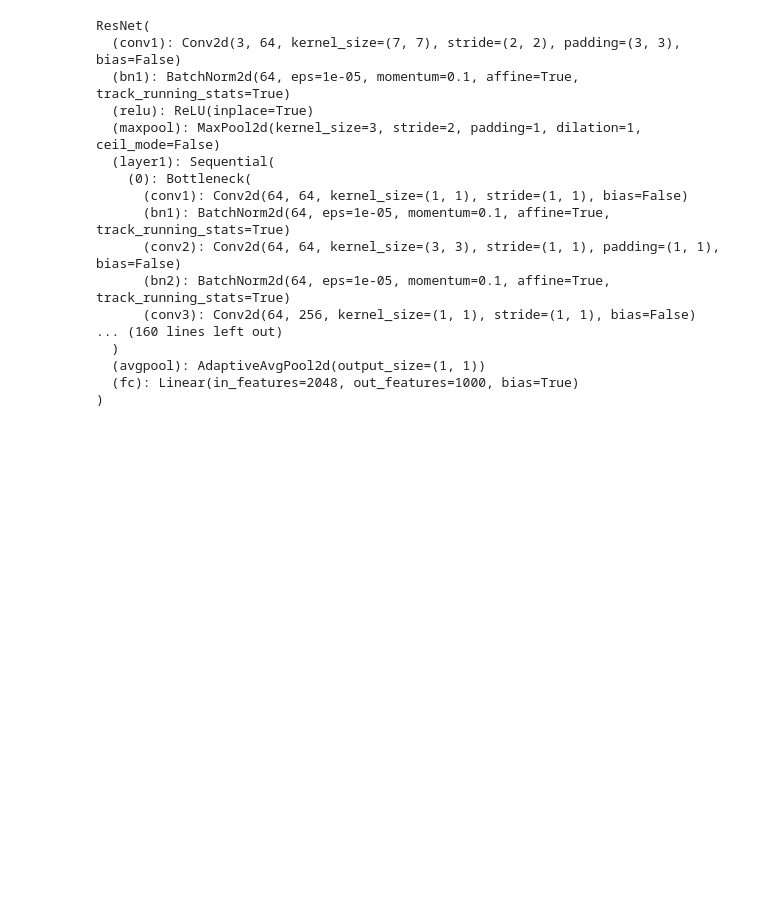
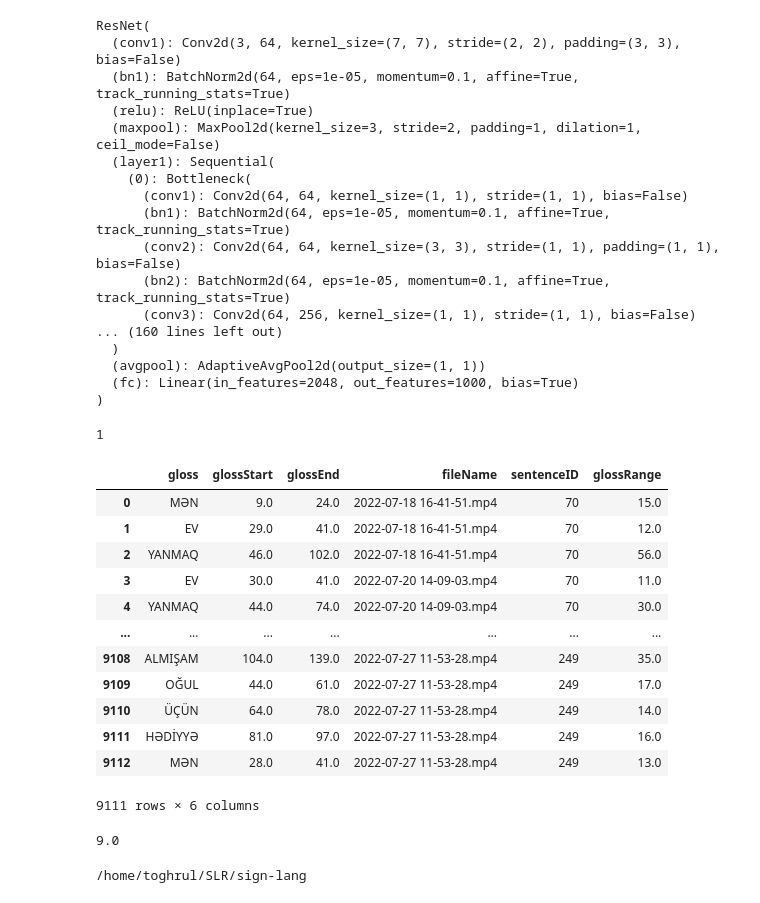
Before and after one commit to ADA-SITE-JML/sign-lang, a Jupyter notebook: tmp.ipynb, the cells around one changed output. Saved outputs shown, nothing was run; the diff lists cells and outputs as text; code cells hidden in the pictures; blank space fills up the shorter version.

```diff
--- a/tmp.ipynb
+++ b/tmp.ipynb
@@ -27,3 +27,6 @@ gloss_df.head()
 | 2 | YANMAQ | 46.0 | 102.0 | 2022-07-18 16-41-51.mp4 | 70 |
 | 3 | EV | 30.0 | 41.0 | 2022-07-20 14-09-03.mp4 | 70 |
 | 4 | YANMAQ | 44.0 | 74.0 | 2022-07-20 14-09-03.mp4 | 70 |
+# %%
+gloss_df['glossRange'] = gloss_df['glossEnd'] - gloss_df['glossStart']
+gloss_df.head()
@@ -176,0 +262,4 @@ ResNet(
+# %%
+torch.cuda.device_count()
+# %% [output]
+1
@@ -176,0 +274,20 @@ ResNet(
+# %%
+gloss_df
+# %% [output]
+|  | gloss | glossStart | glossEnd | fileName | sentenceID | glossRange |
+| 0 | MƏN | 9.0 | 24.0 | 2022-07-18 16-41-51.mp4 | 70 | 15.0 |
+| 1 | EV | 29.0 | 41.0 | 2022-07-18 16-41-51.mp4 | 70 | 12.0 |
+| 2 | YANMAQ | 46.0 | 102.0 | 2022-07-18 16-41-51.mp4 | 70 | 56.0 |
+| 3 | EV | 30.0 | 41.0 | 2022-07-20 14-09-03.mp4 | 70 | 11.0 |
+| 4 | YANMAQ | 44.0 | 74.0 | 2022-07-20 14-09-03.mp4 | 70 | 30.0 |
+| ... | ... | ... | ... | ... | ... | ... |
+| 9108 | ALMIŞAM | 104.0 | 139.0 | 2022-07-27 11-53-28.mp4 | 249 | 35.0 |
+| 9109 | OĞUL | 44.0 | 61.0 | 2022-07-27 11-53-28.mp4 | 249 | 17.0 |
+| 9110 | ÜÇÜN | 64.0 | 78.0 | 2022-07-27 11-53-28.mp4 | 249 | 14.0 |
+| 9111 | HƏDİYYƏ | 81.0 | 97.0 | 2022-07-27 11-53-28.mp4 | 249 | 16.0 |
+| 9112 | MƏN | 28.0 | 41.0 | 2022-07-27 11-53-28.mp4 | 249 | 13.0 |
+9111 rows × 6 columns
+# %%
+gloss_df.loc[0, 'glossStart']
+# %% [output]
+9.0
@@ -176,0 +297,5 @@ ResNet(
+# %%
+cwd = os.path.dirname(os.path.abspath("tmp.ipynb"))
+print(cwd)
+# %% [output]
+/home/toghrul/SLR/sign-lang
```
Also changed, not shown: parts of 17 cells of this notebook.
